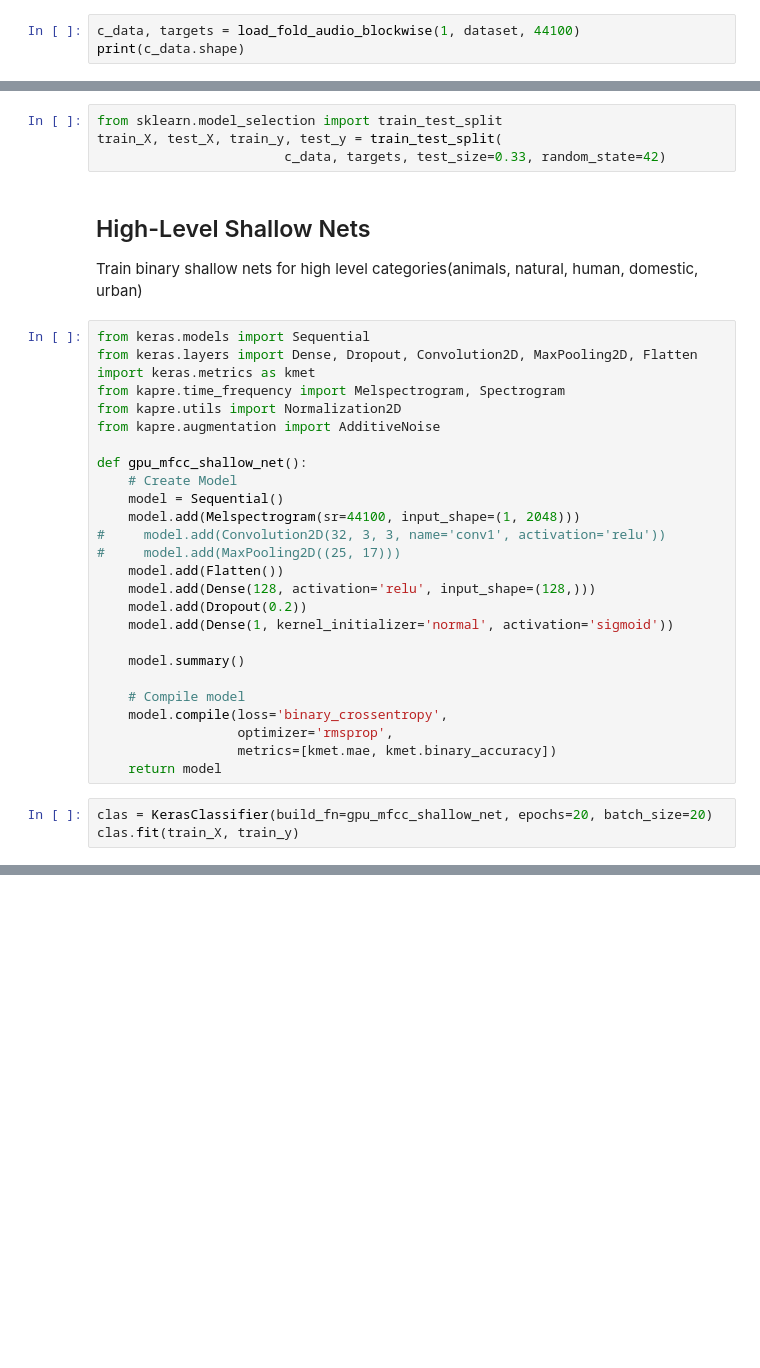
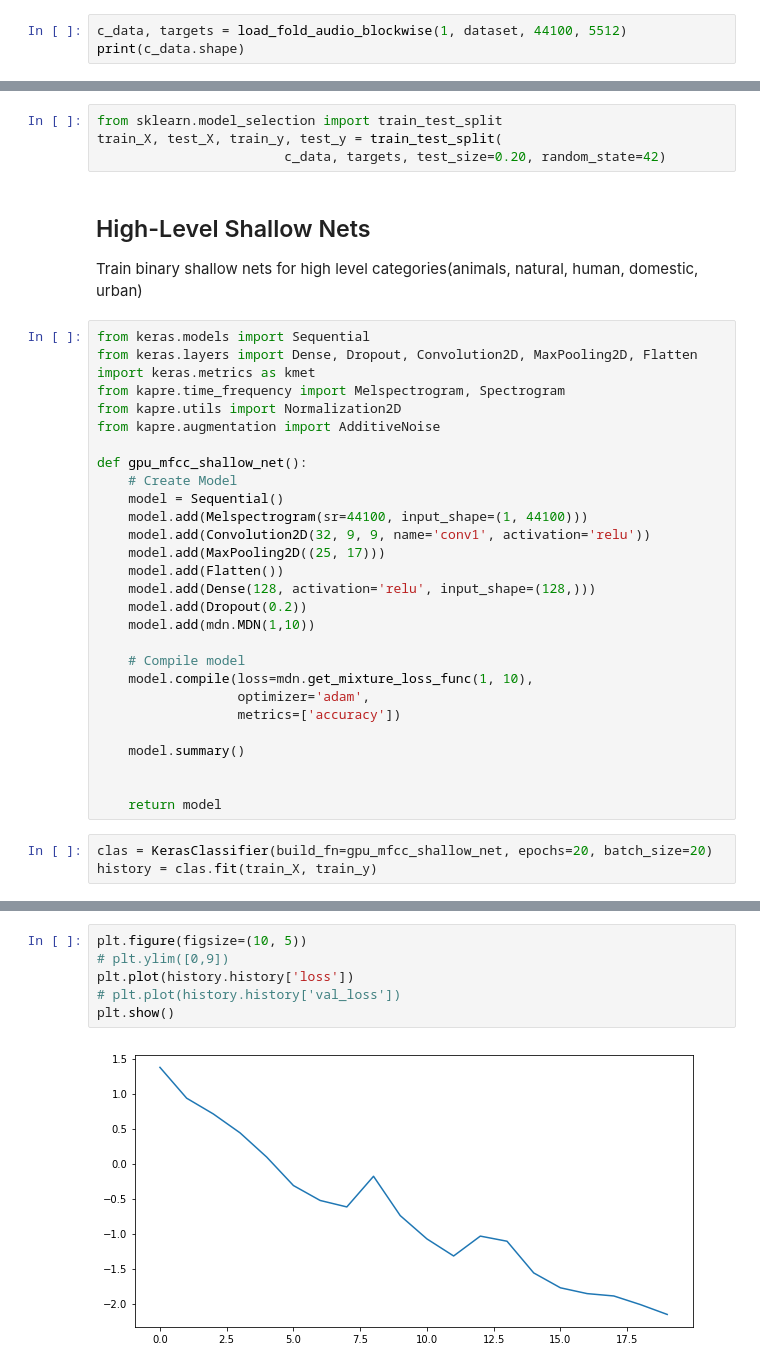
Before and after one commit to DeanPFZ/deep-audio-public, a Jupyter notebook: src/High Level Nets Keras MFCC-Copy1.ipynb, the cells around one changed output, grey strips where cells are left out. Drawn from its saved outputs; the diff is of its cells as text; blank space fills up the shorter version.

```diff
--- a/src/High Level Nets Keras MFCC-Copy1.ipynb
+++ b/src/High Level Nets Keras MFCC-Copy1.ipynb
@@ -174,6 +185,6 @@ def load_all_audio(data):
     print("\tProcessing Time: " + str(time.time() - start_time))
     return np.array(items), np.array(target)
 # %%
-c_data, targets = load_fold_audio_blockwise(1, dataset, 44100)
+c_data, targets = load_fold_audio_blockwise(1, dataset, 44100, 5512)
 print(c_data.shape)
 # %% [output]
@@ -197,7 +208,7 @@ File Processing.
 # %%
 from sklearn.model_selection import train_test_split
 train_X, test_X, train_y, test_y = train_test_split(
-                        c_data, targets, test_size=0.33, random_state=42)
+                        c_data, targets, test_size=0.20, random_state=42)
 # %% [markdown]
 ## High-Level Shallow Nets
 Train binary shallow nets for high level categories(animals, natural, human, domestic, urban)
@@ -212,24 +223,26 @@ from kapre.augmentation import AdditiveNoise
 def gpu_mfcc_shallow_net():
     # Create Model
     model = Sequential()
-    model.add(Melspectrogram(sr=44100, input_shape=(1, 2048)))
-#     model.add(Convolution2D(32, 3, 3, name='conv1', activation='relu'))
-#     model.add(MaxPooling2D((25, 17)))
+    model.add(Melspectrogram(sr=44100, input_shape=(1, 44100)))
+    model.add(Convolution2D(32, 9, 9, name='conv1', activation='relu'))
+    model.add(MaxPooling2D((25, 17)))
     model.add(Flatten())
     model.add(Dense(128, activation='relu', input_shape=(128,)))
     model.add(Dropout(0.2))
-    model.add(Dense(1, kernel_initializer='normal', activation='sigmoid'))
+    model.add(mdn.MDN(1,10))
+
+    # Compile model
+    model.compile(loss=mdn.get_mixture_loss_func(1, 10),
+                  optimizer='adam',
+                  metrics=['accuracy'])
 
     model.summary()
 
-    # Compile model
-    model.compile(loss='binary_crossentropy',
-                  optimizer='rmsprop',
-                  metrics=[kmet.mae, kmet.binary_accuracy])
+
     return model
 # %%
 clas = KerasClassifier(build_fn=gpu_mfcc_shallow_net, epochs=20, batch_size=20)
-clas.fit(train_X, train_y)
+history = clas.fit(train_X, train_y)
 # %% [output]
 _________________________________________________________________
 Layer (type)                 Output Shape              Param #
@@ -251,0 +264,8 @@ Epoch 20/20
+# %%
+plt.figure(figsize=(10, 5))
+# plt.ylim([0,9])
+plt.plot(history.history['loss'])
+# plt.plot(history.history['val_loss'])
+plt.show()
+# %% [output]
+[figure, added]
```
Also changed, not shown: parts of 9 cells of this notebook, 1 other file.
